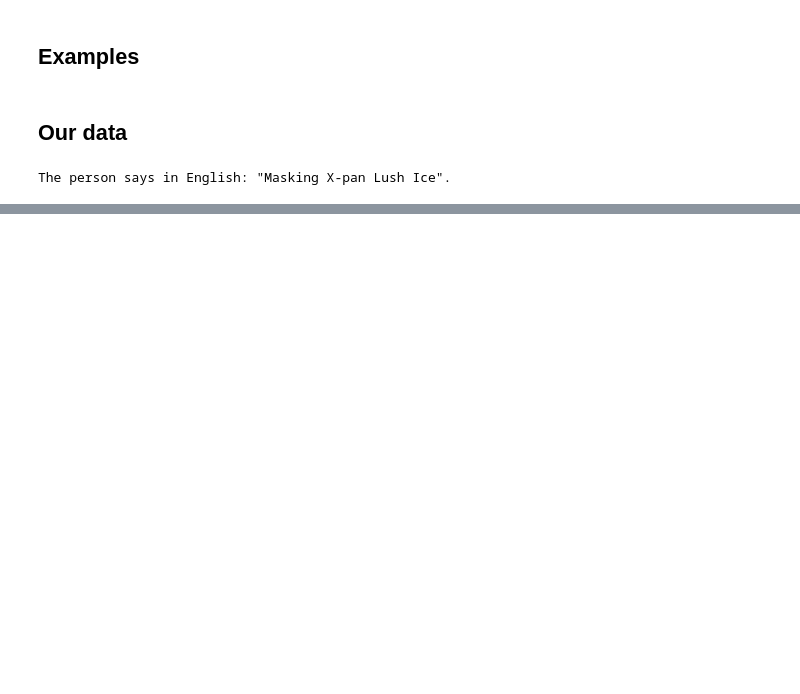
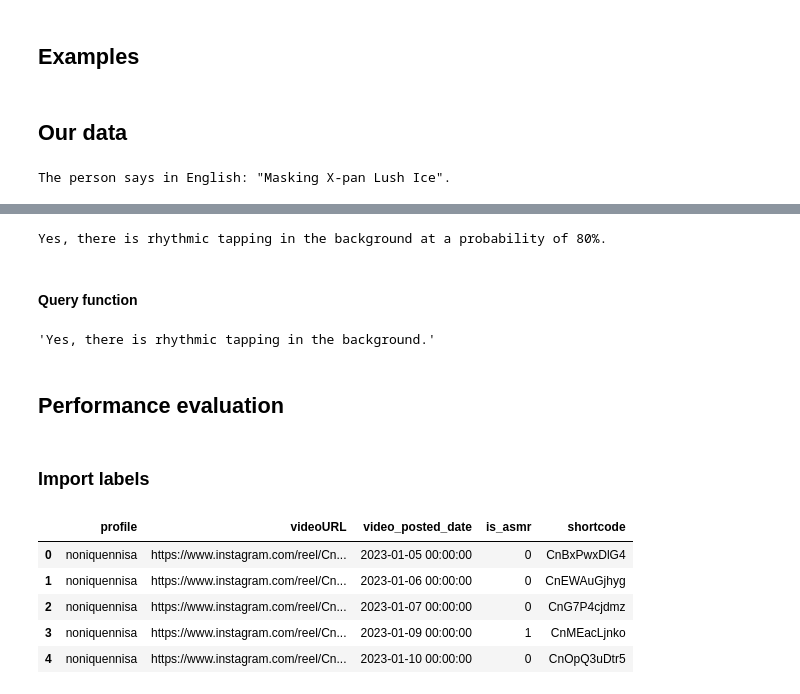
Before and after one commit to e-cigarette-marketing-ml/vaping-gpt, a Jupyter notebook: audio-qwen.ipynb, the cells around one changed output, grey strips where cells are left out. Saved outputs shown, nothing was run; the diff lists cells and outputs as text; code cells hidden in the pictures; blank space fills up the shorter version.

```diff
--- a/audio-qwen.ipynb
+++ b/audio-qwen.ipynb
@@ -50,0 +63,52 @@ gen: 100%
+# %%
+# Compare to a non-ASMR audio sample which contains music:
+query = tokenizer.from_list_format([
+    {'audio': 'videos/vaping_modeling.mp4'}, # Either a local path or an url
+    {'text': #'Is there rhythmic tapping or non-word noises in the background? Provide your response as a numeric probability.'
+              'Is there rhythmic tapping or non-word noises in the background, ignoring vocals or music?' +
+              'Limit your response to a single word that is the percentage probability for how certain you are.'},
+])
+response, history = model.chat(tokenizer, query=query, history=None)
+print(response)
+# %% [output]
+Yes, there is rhythmic tapping in the background at a probability of 80%.
+# %% [markdown]
+#### Query function
+# %%
+# Compare to a non-ASMR audio sample which contains music:
+def query_file(file_path, query_text, history = None):
+    query = tokenizer.from_list_format([
+        {'audio': file_path}, # Either a local path or an url
+        {'text': query_text},
+    ])
+    response, history = model.chat(tokenizer, query = query, history = history)
+    return(response, history)
+
+prompt_asmr = ('Is there rhythmic tapping or non-word noises in the background, ignoring vocals or music?' +
+              'Limit your response to a single word that is the percentage probability for how certain you are, like 5% or 95%.')
+
+response, history = query_file('videos/vaping_modeling.mp4',
+           query_text = prompt_asmr)
+response
+# %% [output]
+'Yes, there is rhythmic tapping in the background.'
+# %% [markdown]
+## Performance evaluation
+# %% [markdown]
+### Import labels
+# %%
+# pip install "pandas<2.0.0"
+import pandas as pd
+# https://docs.google.com/spreadsheets/d/1r9IlI6dze2Okh4EQ5v1ZhGut1eTkzkc_/edit#gid=42652425
+labels = pd.read_excel("audio/ASMR_data_labeled.xlsx")
+labels.rename(columns = {'ASMR (yes/no)': 'is_asmr'}, inplace = True)
+labels['shortcode'] = labels.videoURL.str.extract('\/([^/]+)/$')
+labels['is_asmr'] = (labels.is_asmr.values == 'yes').astype(int)
+labels.head()
+# %% [output]
+|  | profile | videoURL | video_posted_date | is_asmr | shortcode |
+| 0 | noniquennisa | https://www.instagram.com/reel/Cn... | 2023-01-05 00:00:00 | 0 | CnBxPwxDlG4 |
+| 1 | noniquennisa | https://www.instagram.com/reel/Cn... | 2023-01-06 00:00:00 | 0 | CnEWAuGjhyg |
+| 2 | noniquennisa | https://www.instagram.com/reel/Cn... | 2023-01-07 00:00:00 | 0 | CnG7P4cjdmz |
+| 3 | noniquennisa | https://www.instagram.com/reel/Cn... | 2023-01-09 00:00:00 | 1 | CnMEacLjnko |
+| 4 | noniquennisa | https://www.instagram.com/reel/Cn... | 2023-01-10 00:00:00 | 0 | CnOpQ3uDtr5 |
```
Also changed, not shown: parts of 18 cells of this notebook.
